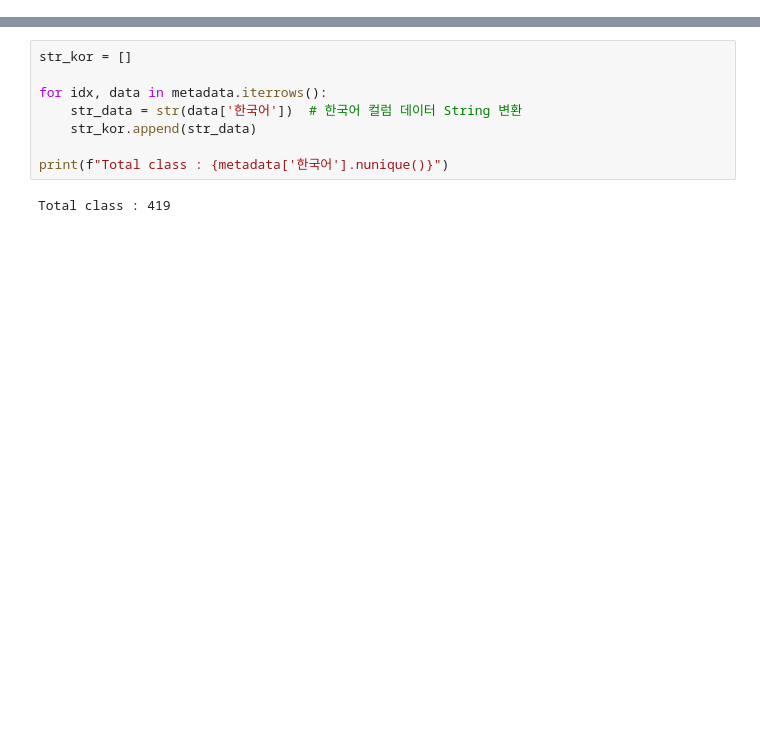
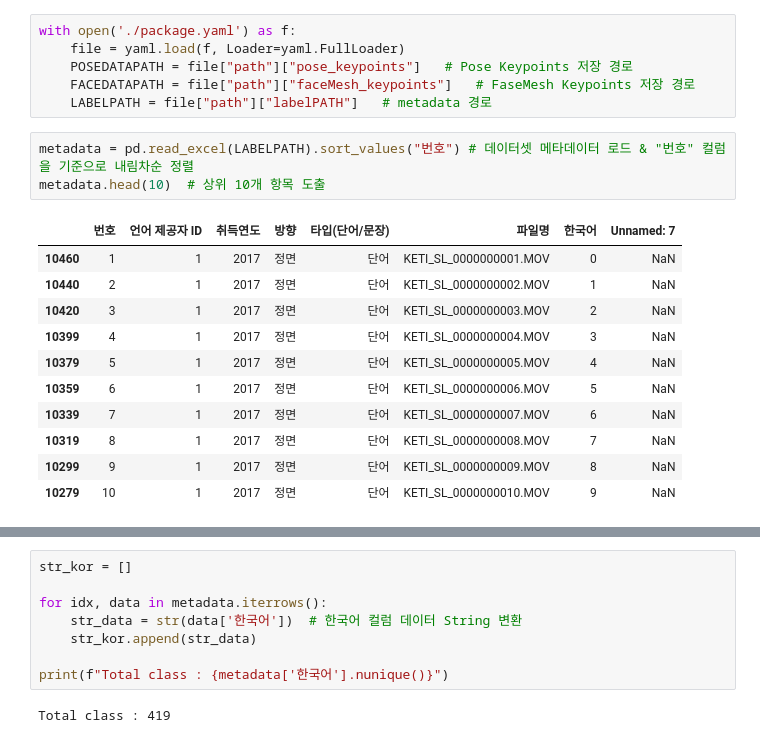
Before and after one commit to Tharm-project/tharm_ai, a Jupyter notebook: train.ipynb, the cells around one changed output, grey strips where cells are left out. Drawn from its saved outputs; the diff is of its cells as text; blank space fills up the shorter version.

```diff
--- a/train.ipynb
+++ b/train.ipynb
@@ -10,0 +23,21 @@ metadata = pd.read_csv('./metadata.csv')
+# %%
+with open('./package.yaml') as f:
+    file = yaml.load(f, Loader=yaml.FullLoader)
+    POSEDATAPATH = file["path"]["pose_keypoints"]   # Pose Keypoints 저장 경로
+    FACEDATAPATH = file["path"]["faceMesh_keypoints"]   # FaseMesh Keypoints 저장 경로
+    LABELPATH = file["path"]["labelPATH"]   # metadata 경로
+# %%
+metadata = pd.read_excel(LABELPATH).sort_values("번호") # 데이터셋 메타데이터 로드 & "번호" 컬럼을 기준으로 내림차순 정렬
+metadata.head(10)  # 상위 10개 항목 도출
+# %% [output]
+|  | 번호 | 언어 제공자 ID | 취득연도 | 방향 | 타입(단어/문장) | 파일명 | 한국어 | Unnamed: 7 |
+| 10460 | 1 | 1 | 2017 | 정면 | 단어 | KETI_SL_0000000001.MOV | 0 | NaN |
+| 10440 | 2 | 1 | 2017 | 정면 | 단어 | KETI_SL_0000000002.MOV | 1 | NaN |
+| 10420 | 3 | 1 | 2017 | 정면 | 단어 | KETI_SL_0000000003.MOV | 2 | NaN |
+| 10399 | 4 | 1 | 2017 | 정면 | 단어 | KETI_SL_0000000004.MOV | 3 | NaN |
+| 10379 | 5 | 1 | 2017 | 정면 | 단어 | KETI_SL_0000000005.MOV | 4 | NaN |
+| 10359 | 6 | 1 | 2017 | 정면 | 단어 | KETI_SL_0000000006.MOV | 5 | NaN |
+| 10339 | 7 | 1 | 2017 | 정면 | 단어 | KETI_SL_0000000007.MOV | 6 | NaN |
+| 10319 | 8 | 1 | 2017 | 정면 | 단어 | KETI_SL_0000000008.MOV | 7 | NaN |
+| 10299 | 9 | 1 | 2017 | 정면 | 단어 | KETI_SL_0000000009.MOV | 8 | NaN |
+| 10279 | 10 | 1 | 2017 | 정면 | 단어 | KETI_SL_0000000010.MOV | 9 | NaN |
```
Also changed, not shown: parts of 9 cells of this notebook.
